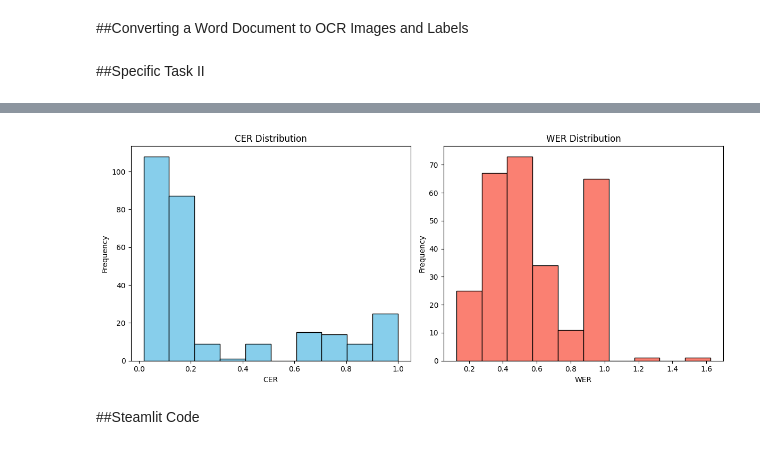
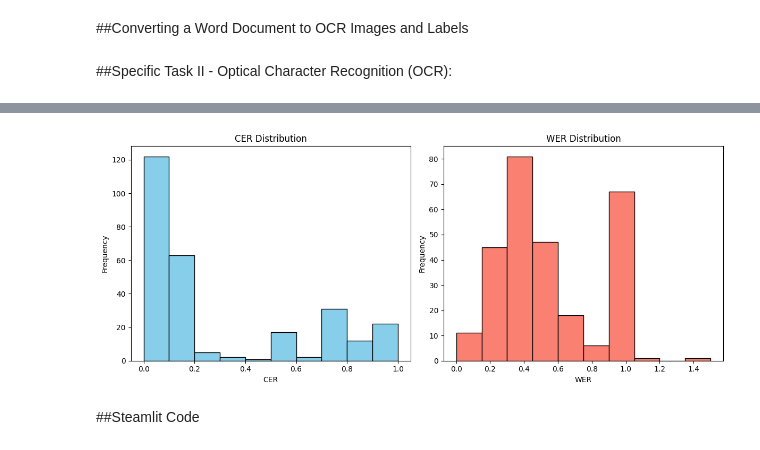
Before and after one commit to rakshithcgowda/Human_AI, a Jupyter notebook: Text_recognition_with_transformer_models.ipynb, the cells around one changed output, grey strips where cells are left out. Saved outputs shown, nothing was run; the diff lists cells and outputs as text; code cells hidden in the pictures.

```diff
--- a/Text_recognition_with_transformer_models.ipynb
+++ b/Text_recognition_with_transformer_models.ipynb
@@ -475,7 +475,7 @@ image_output_directory = "ocr_images"
 text_output_directory = "ocr_texts"
 convert_multiple_docs_to_ocr(docx_directory, image_output_directory, text_output_directory)
 # %% [markdown]
-##Specific Task II
+##Specific Task II - Optical Character Recognition (OCR):
 # %%
 import os
 import numpy as np
@@ -487,11 +487,12 @@ import torch.utils.data as data
 import torchvision.transforms as transforms
 import editdistance  # pip install editdistance
 import matplotlib.pyplot as plt
+from nltk.translate.bleu_score import sentence_bleu, SmoothingFunction
 
 # ----- Character Set & Label Conversion Utilities -----
 # We use a character set covering lowercase letters (with accented characters) and digits.
 # (Note: In this version we include a space token as the last character.)
-CHAR_SET = "abcdefghijklmnopqrstuvwxyzáéíóúüñ0123456789 "
+CHAR_SET = "abcdefghijklmnopqrstuvwxyzáéíóúüñ0123456789,.?`~ "
 # For CTC, index 0 is reserved for the blank token.
 char_to_idx = {char: idx + 1 for idx, char in enumerate(CHAR_SET)}
 idx_to_char = {idx + 1: char for idx, char in enumerate(CHAR_SET)}
@@ -630,17 +631,20 @@ def ocr_collate_fn(batch):
     labels_concat = torch.cat(labels)
     return images, texts, labels_concat, label_lengths, filenames
 
-# ----- Evaluation Function for CER and WER -----
+# ----- Evaluation Function for CER, WER and BLEU -----
 def evaluate_samples_and_plot(model, eval_loader, device):
     """
-    Evaluates the OCR model on individual samples, computing the Character Error Rate (CER)
-    and Word Error Rate (WER) for each sample, then plots the distribution of errors.
+    Evaluates the OCR model on individual samples, computing the Character Error Rate (CER),
+    Word Error Rate (WER) and BLEU score for each sample, then plots the distribution of CER and WER.
     """
     model.eval()
     cer_list = []
     wer_list = []
+    bleu_list = []
+    smoothing = SmoothingFunction().method1  # Smoothing function for BLEU
+
     with torch.no_grad():
-        for images, texts, _, _, filenames in eval_loader:
+        for images, texts, _, _, _ in eval_loader:
             images = images.to(device)
             outputs = model(images)  # (batch, sequence, num_classes)
             outputs = outputs.permute(1, 0, 2)  # (sequence, batch, num_classes)
@@ -653,17 +657,25 @@ def evaluate_samples_and_plot(model, eval_loader, device):
             pred_words = pred.split()
             gt_words = gt_text.split()
             wer = editdistance.eval(pred_words, gt_words) / len(gt_words) if len(gt_words) > 0 else 0
+            # Compute BLEU score (using tokenized words).
+            # Using a list of reference tokens and candidate tokens.
+            bleu = sentence_bleu([gt_words], pred_words, smoothing_function=smoothing)
+
             cer_list.append(cer)
             wer_list.append(wer)
-            print(f"Filename: {filenames[0]}")
+            bleu_list.append(bleu)
+
+            # Print predicted and ground truth texts along with their metrics.
             print(f"Ground Truth: {gt_text}")
             print(f"Predicted   : {pred}")
-            print(f"CER: {cer:.3f}, WER: {wer:.3f}\n")
+            print(f"CER: {cer:.3f}, WER: {wer:.3f}, BLEU: {bleu:.3f}\n")
 
     avg_cer = sum(cer_list) / len(cer_list)
     avg_wer = sum(wer_list) / len(wer_list)
+    avg_bleu = sum(bleu_list) / len(bleu_list)
     print(f"Average CER: {avg_cer:.3f}")
     print(f"Average WER: {avg_wer:.3f}")
+    print(f"Average BLEU: {avg_bleu:.3f}")
 
     # Plot histogram of CER and WER
     plt.figure(figsize=(12, 5))
@@ -684,11 +696,11 @@ def evaluate_samples_and_plot(model, eval_loader, device):
 
 # ----- Main Training and Evaluation Routine -----
 def train_and_evaluate(image_dir, text_dir, img_height=32, img_width=128,
-                       num_epochs=100, batch_size=8, learning_rate=0.0005):
+                       num_epochs=110, batch_size=8, learning_rate=0.0005):
     """
     This routine trains the hybrid CNN+Transformer model using CTC loss.
-    After training, it computes the character error rate (CER) and word error rate (WER)
-    for each sample and then plots the results.
+    After training, it computes the character error rate (CER), word error rate (WER),
+    and BLEU score for each sample and then plots the results.
     """
     transform = transforms.Compose([
         transforms.Resize((img_height, img_width)),
@@ -733,9 +745,9 @@ def train_and_evaluate(image_dir, text_dir, img_height=32, img_width=128,
     torch.save(model.state_dict(), "hybrid_ocr_transformer.pth")
     print("Training complete and model saved as 'hybrid_ocr_transformer.pth'.\n")
 
-    # Evaluate the model on individual samples using CER/WER and plot results.
+    # Evaluate the model on individual samples using CER, WER and BLEU, then plot results.
     eval_loader = data.DataLoader(dataset, batch_size=1, shuffle=False, collate_fn=ocr_collate_fn)
-    print("Evaluating model on individual samples (CER & WER):")
+    print("Evaluating model on individual samples (CER, WER & BLEU):")
     evaluate_samples_and_plot(model, eval_loader, device)
 
 # ----- Example Usage -----
@@ -746,7 +758,7 @@ if __name__ == "__main__":
 
     # Adjust hyperparameters as needed. Here we use 100 epochs for demonstration.
     train_and_evaluate(image_directory, text_directory, img_height=32, img_width=128,
-                       num_epochs=100, batch_size=8, learning_rate=0.0005)
+                       num_epochs=110, batch_size=8, learning_rate=0.0005)
 # %% [output]
 Found image files: ['Buendia transcription_page_1.jpg', 'Buendia transcription_page_10.jpg', 'Buendia transcription_page_2.jpg', 'Buendia transcription_page_3.jpg', 'Buendia transcription_page_4.jpg', ...
 Found text files: ['Buendia transcription_page_1.txt', 'Buendia transcription_page_10.txt', 'Buendia transcription_page_2.txt', 'Buendia transcription_page_3.txt', 'Buendia transcription_page_4.txt',  ...
@@ -768,4 +783,4 @@ Average WER: 0.589
-[figure, old version]
+[figure, new version]
 # %%
 !pip install streamlit pyngrok
 # %% [markdown]
```
Also changed, not shown: parts of 8 cells of this notebook.
